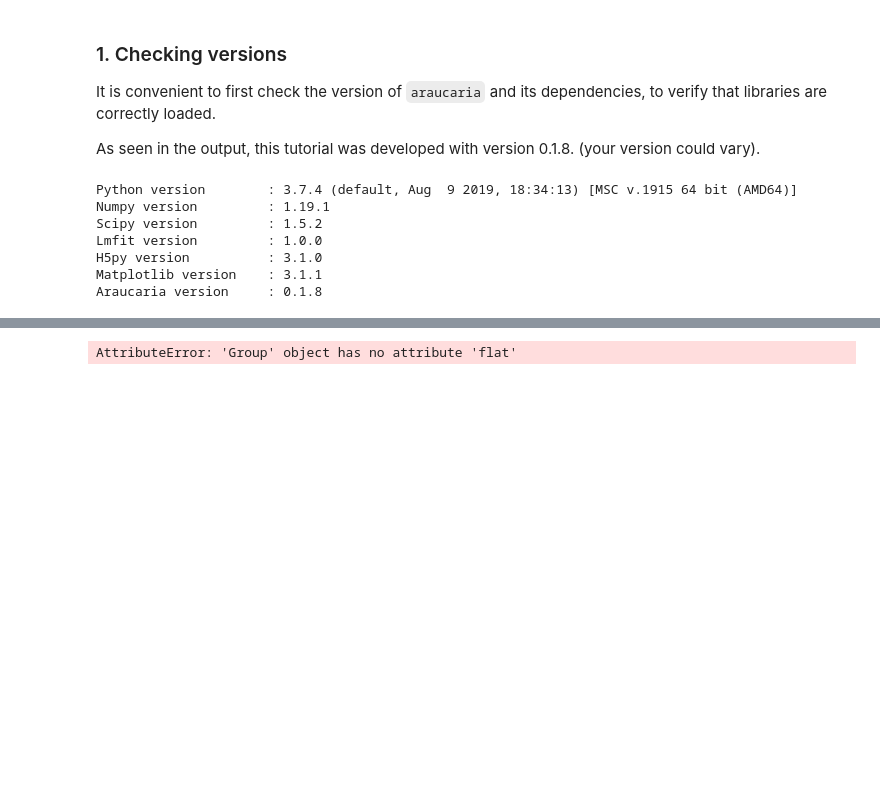
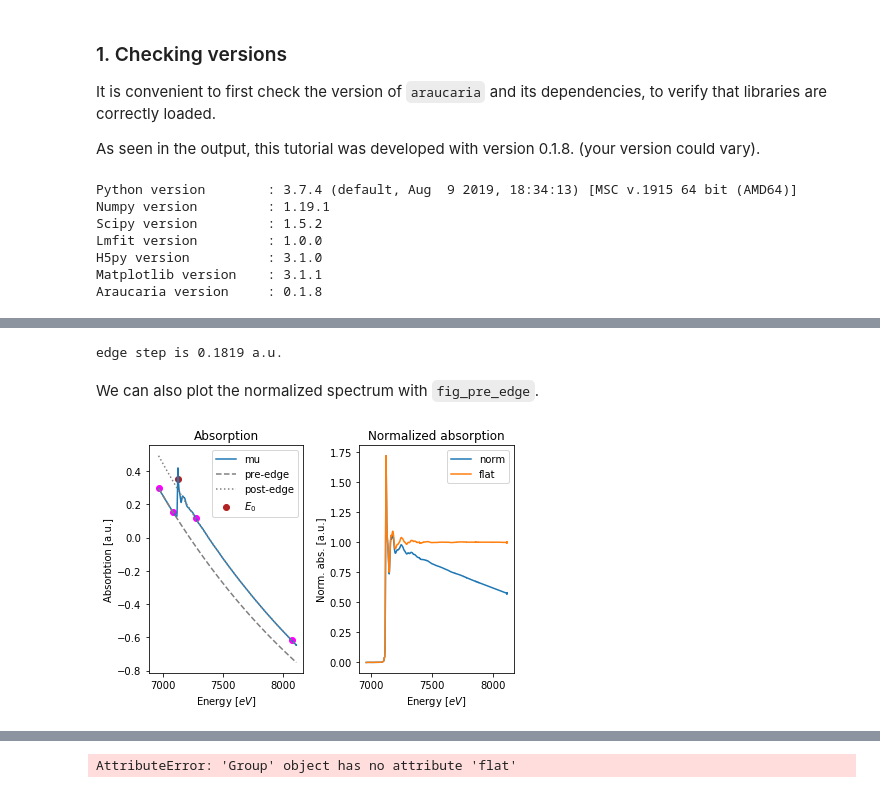
Before and after one commit to marcoalsina/araucaria, a Jupyter notebook: docs/source/tutorials/02.background_removal.ipynb, the cells around one changed output, grey strips where cells are left out. Cells and saved outputs as stored; diff of their text form; code cells hidden in the pictures; blank space fills up the shorter version.

```diff
--- a/docs/source/tutorials/02.xafs_background_removal.ipynb
+++ b/docs/source/tutorials/02.background_removal.ipynb
@@ -123,0 +41,9 @@ e0 value is 7084.949 eV
+# %%
+# we first retrieve the proper filepath to the files and store them in a list.
+from pathlib import Path
+from araucaria.testdata import get_testpath
+
+fpath = get_testpath('Fe_database.h5')
+
+# checking that filepath is a Path class
+isinstance(fpath, Path)
@@ -123,0 +56,5 @@ e0 value is 7084.949 eV
+# %%
+from araucaria.io import read_hdf5
+
+name  = 'FeIISO4_20K'
+group = read_hdf5(fpath, name)
@@ -123,0 +78,35 @@ e0 value is 7084.949 eV
+# %%
+from araucaria.xas import pre_edge
+from araucaria.plot import fig_pre_edge
+
+# pre-edge parameters
+pre_edge_kws = {'pre_range'  : [-160, -40],
+                 'post_range': [150, 950],
+                 'nvict'     : 2,
+                 'nnorm'     : 3}
+
+pre_data = pre_edge(group, e0=e0, update=True, **pre_edge_kws)
+print('edge step is %1.4f a.u.' % group.edge_step)
+# %% [output]
+edge step is 0.1819 a.u.
+# %% [markdown]
+We can also plot the normalized spectrum with `fig_pre_edge`.
+# %%
+import matplotlib.pyplot as plt
+
+# figure parameters
+k_edge   = 7112
+k_mult   = 2
+fig_kws  = {'figsize'   : (12, 5.0)}
+fig_pars = {'e_range'  : (k_edge-50, k_edge+90),
+           'e_ticks'   : [k_edge-51, k_edge-3, k_edge+44, k_edge+91],
+           'dmu_range' : [-0.15,0.35], #need to be adapted each time
+           'k_range'   : [-0.1,16.3],
+           'k_mult'    : k_mult,
+           'k_ticks'   : [0,2,4,6,8,10,12,14,16]
+           }
+
+fig, ax  = fig_pre_edge(group)
+plt.show()
+# %% [output]
+[figure, added]
```
Also changed, not shown: parts of 11 cells of this notebook, 4 other files.
